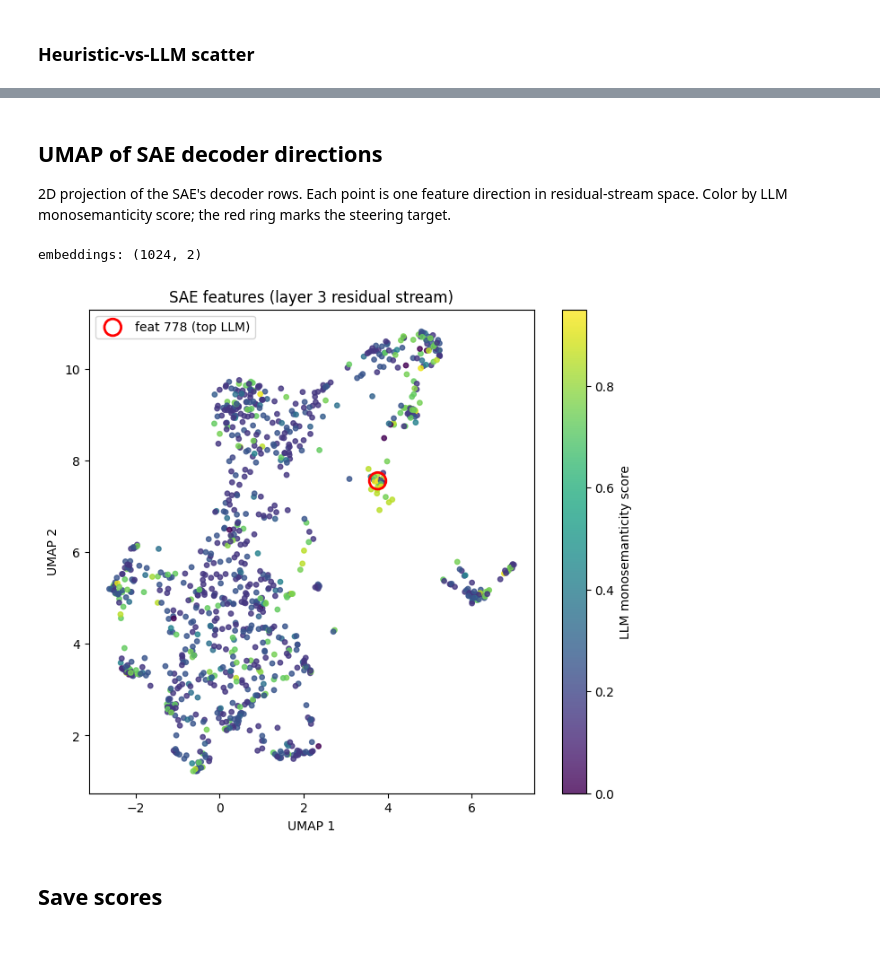
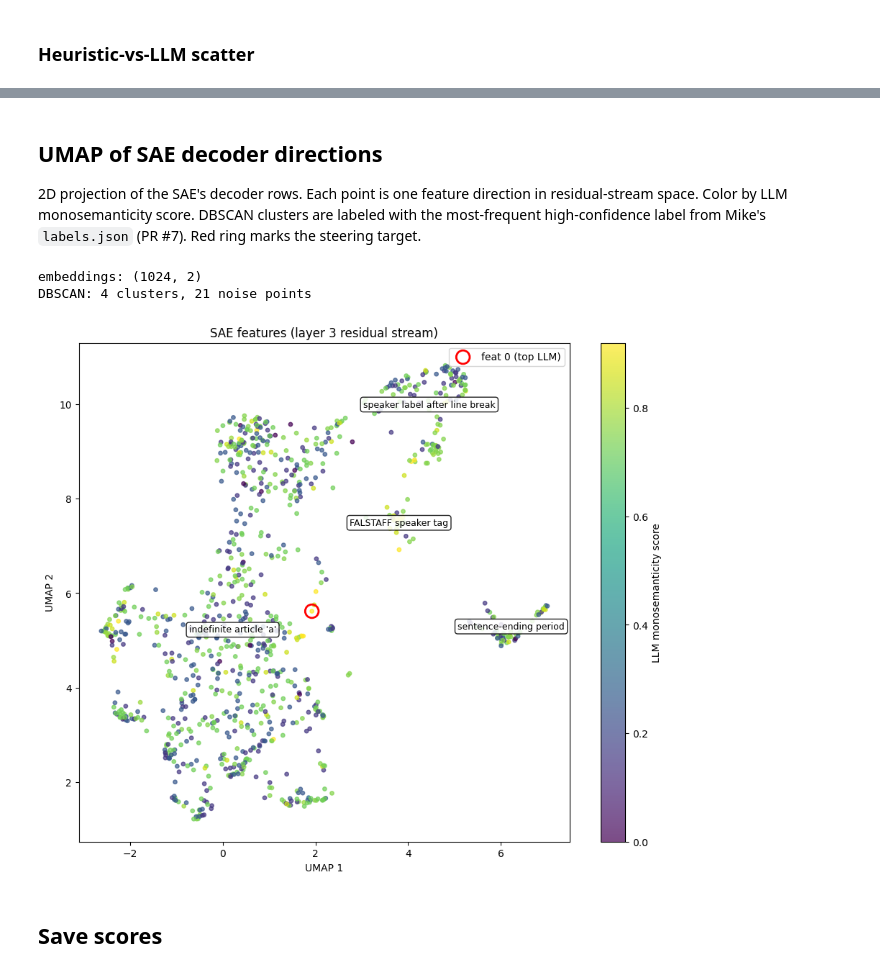
Before and after one commit to mike-cochran/shakespeare_mech_interp, a Jupyter notebook: notebooks/04_steering_and_baseline.ipynb, the cells around one changed output, grey strips where cells are left out. Cells and saved outputs as stored; diff of their text form; code cells hidden in the pictures; blank space fills up the shorter version.

Commit message:
Bump k/ctx to 20/16, label UMAP clusters from PR #7 labels

```diff
--- a/notebooks/04_steering_and_baseline.ipynb
+++ b/notebooks/04_steering_and_baseline.ipynb
@@ -141,7 +141,7 @@ PATCHED top-10: [(' King', 0.03958643972873688), (' very', 0.02070879377424717),
 
 Which SAE features shift between the clean and corrupted prompts at the patched position?
 # %%
-# Encode clean / corrupted residuals through the SAE; rank features by |Δ|.
+# Encode clean / corrupted residuals through the SAE; rank features by |delta|.
 with torch.no_grad():
     _, clean_full = model.run_with_cache(
         model.to_tokens(clean_prompt), names_filter=SAE_HOOK_NAME
@@ -159,9 +159,9 @@ with torch.no_grad():
 
 delta = (clean_feat - corr_feat).abs()
 top = delta.topk(5)
-print("Top-5 features with biggest |Δ| at the patched position:")
+print("Top-5 features with biggest |delta| at the patched position:")
 for v, idx in zip(top.values.tolist(), top.indices.tolist()):
     print(
-        f"  feature {idx:>4d}  |Δ|={v:.3f}  "
+        f"  feature {idx:>4d}  |delta|={v:.3f}  "
         f"(clean={clean_feat[idx]:.3f}, corr={corr_feat[idx]:.3f})"
     )
@@ -228,7 +235,7 @@ dataset_tokens: torch.Size([64, 128])
 ### Neuron baseline (heuristic)
 # %%
 neuron_top = top_activating_neurons(
-    model, dataset_tokens, MLP_HOOK_NAME, k=10, context_window=6,
+    model, dataset_tokens, MLP_HOOK_NAME, k=20, context_window=16,
 )
 print(f"scored {len(neuron_top)} neurons")
 
@@ -279,7 +288,7 @@ with torch.no_grad():
     resid = resid_cache[SAE_HOOK_NAME]
     feat = sae.encode(resid)
 
-def _top_contexts_from_acts(acts, tokens, k=10, ctx=6):
+def _top_contexts_from_acts(acts, tokens, k=20, ctx=16):
     B, S, F_ = acts.shape
     flat = acts.reshape(-1, F_)
     top_vals, top_pos = flat.topk(k, dim=0)
@@ -295,7 +304,7 @@ def _top_contexts_from_acts(acts, tokens, k=10, ctx=6):
         out[fi] = rows
     return out
 
-feat_top = _top_contexts_from_acts(feat, dataset_tokens, k=10, ctx=6)
+feat_top = _top_contexts_from_acts(feat, dataset_tokens, k=20, ctx=16)
 feature_scores = score_monosemanticity(feat_top)
 print(f"scored {len(feature_scores)} SAE features")
 # %% [output]
@@ -502,32 +502,72 @@ plt.show()
 # %% [markdown]
 ## UMAP of SAE decoder directions
 
-2D projection of the SAE's decoder rows. Each point is one feature direction in residual-stream space. Color by LLM monosemanticity score; the red ring marks the steering target.
+2D projection of the SAE's decoder rows. Each point is one feature direction in residual-stream space. Color by LLM monosemanticity score. DBSCAN clusters are labeled with the most-frequent high-confidence label from Mike's `labels.json` (PR #7). Red ring marks the steering target.
 # %%
+import json
+from collections import Counter
+
+from sklearn.cluster import DBSCAN
+
 from mid.analysis.umap_features import project_features
+
+labels = json.loads(
+    (REPO / "data/sae_labels/decoder_small/L3_stream/labels.json").read_text()
+)
 
 emb, fidx = project_features(
     sae, n_components=2, n_neighbors=15, min_dist=0.1, metric="cosine"
 )
 print("embeddings:", emb.shape)
 
+clusters = DBSCAN(eps=0.5, min_samples=8).fit_predict(emb)
+n_clusters = len(set(clusters)) - (1 if -1 in clusters else 0)
+print(f"DBSCAN: {n_clusters} clusters, {(clusters == -1).sum()} noise points")
+
+CONF_THRESHOLD = 0.7
+cluster_labels = {}
+for cid in set(clusters):
+    if cid == -1:
+        continue
+    members = [i for i, c in enumerate(clusters) if c == cid]
+    high_conf = [
+        labels[str(i)]["label"]
+        for i in members
+        if labels.get(str(i), {}).get("confidence", 0) >= CONF_THRESHOLD
+    ]
+    if not high_conf:
+        continue
+    dominant = Counter(high_conf).most_common(1)[0][0]
+    centroid = emb[members].mean(axis=0)
+    cluster_labels[cid] = (dominant, centroid)
+
 colors = [feature_llm_scores.get(int(i), 0.0) for i in range(emb.shape[0])]
 
-fig, ax = plt.subplots(figsize=(8, 7))
-sc = ax.scatter(emb[:, 0], emb[:, 1], c=colors, cmap="viridis", s=15, alpha=0.8)
+fig, ax = plt.subplots(figsize=(11, 9))
+sc = ax.scatter(emb[:, 0], emb[:, 1], c=colors, cmap="viridis", s=15, alpha=0.7)
+
+for cid, (label, centroid) in cluster_labels.items():
+    ax.annotate(
+        label, centroid,
+        fontsize=9, ha="center", va="center",
+        bbox=dict(boxstyle="round,pad=0.3", fc="white", ec="black", alpha=0.85),
+    )
+
 ax.scatter(
     emb[best_feat, 0], emb[best_feat, 1],
     s=180, facecolors="none", edgecolors="red", linewidths=2,
     label=f"feat {best_feat} (top LLM)",
 )
+
 plt.colorbar(sc, ax=ax, label="LLM monosemanticity score")
 ax.set_xlabel("UMAP 1"); ax.set_ylabel("UMAP 2")
 ax.set_title(f"SAE features (layer {TARGET_LAYER} residual stream)")
 ax.legend()
 plt.show()
 # %% [output]
 embeddings: (1024, 2)
+DBSCAN: 4 clusters, 21 noise points
-[figure, old version]
+[figure, new version]
 # %% [markdown]
 ## Save scores
 # %%
```
Also changed, not shown: parts of 11 cells of this notebook, 2 other files.
